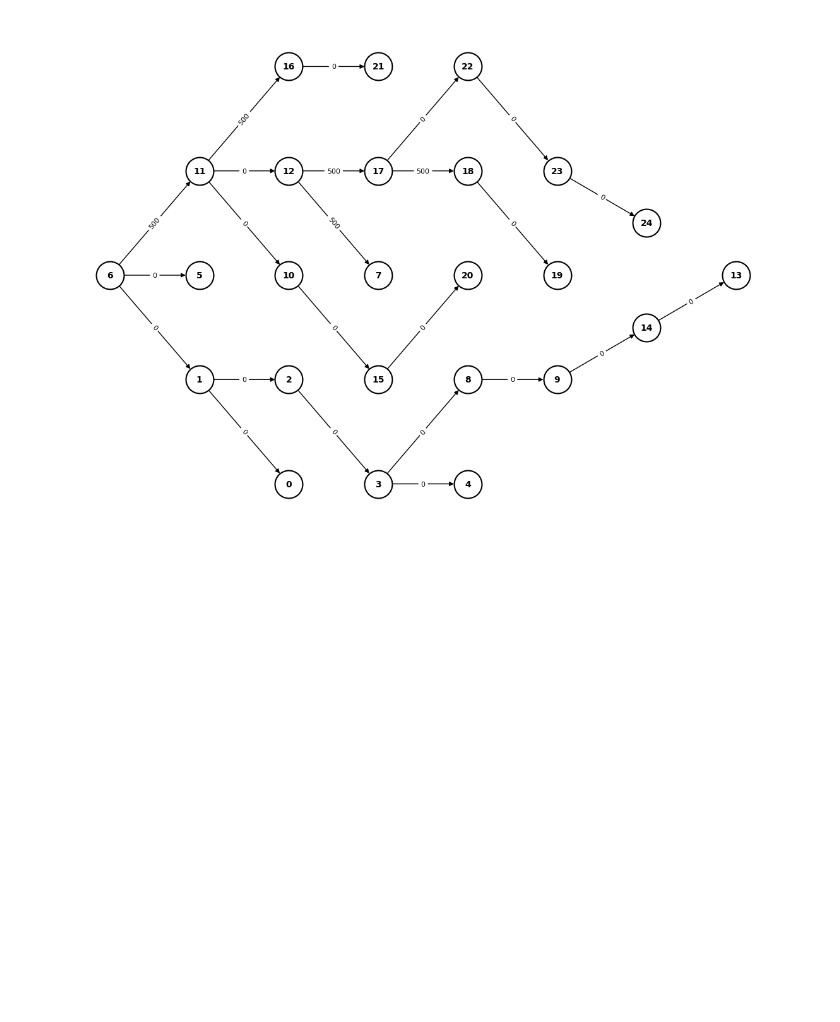
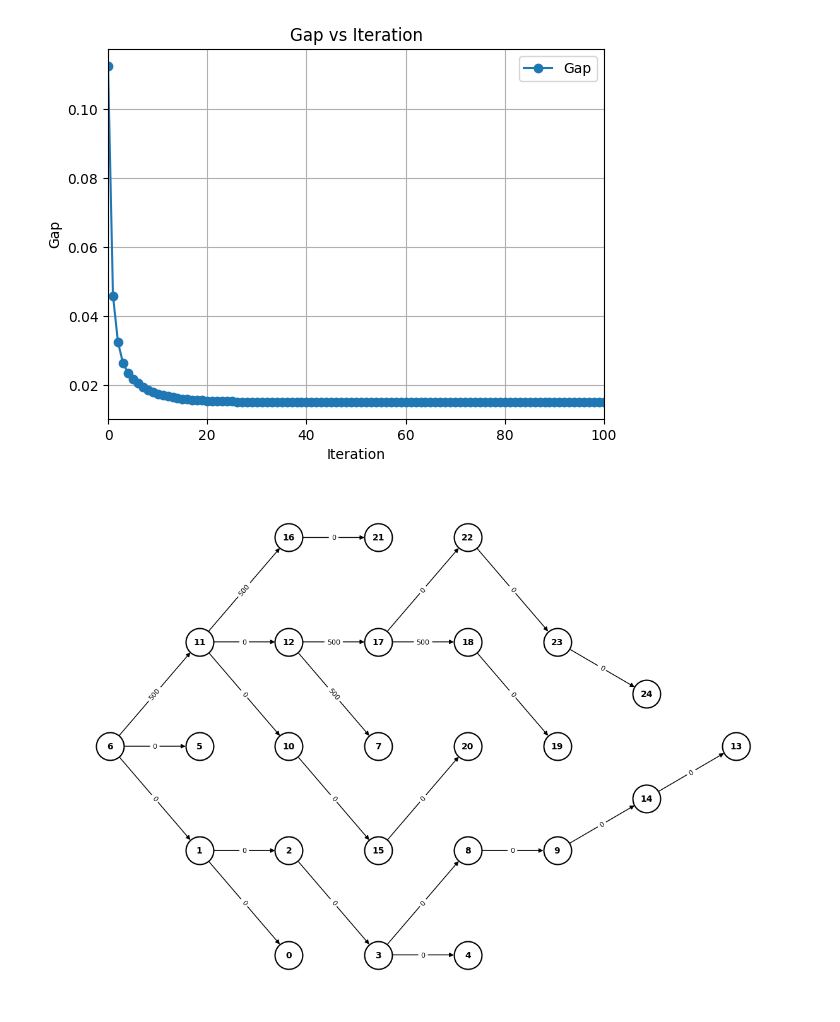
Before and after one commit to intcarlosmiguel/projeto-doutorado, a Jupyter notebook: BPR/main.ipynb, the cells around one changed output. Saved outputs shown, nothing was run; the diff lists cells and outputs as text; code cells hidden in the pictures; blank space fills up the shorter version.

```diff
--- a/BPR/main.ipynb
+++ b/BPR/main.ipynb
@@ -60,3 +60,15 @@ draw_dag_topological(G, distancia_para_nos,"flow")
+# %%
+gap = np.loadtxt("gap.txt")
+plt.plot(gap[:, 0], gap[:, 1], 'o-', label='Gap', color='tab:blue')
+plt.xlim(0,100)
+plt.xlabel('Iteration')
+plt.ylabel('Gap')
+plt.title('Gap vs Iteration')
+plt.legend()
+plt.grid()
+plt.show()
+# %% [output]
+[figure, added]
 # %%
 data = np.loadtxt("bush_6_.txt")
 G = nx.DiGraph()
```
Also changed, not shown: parts of 1 cell of this notebook, 11 other files.
